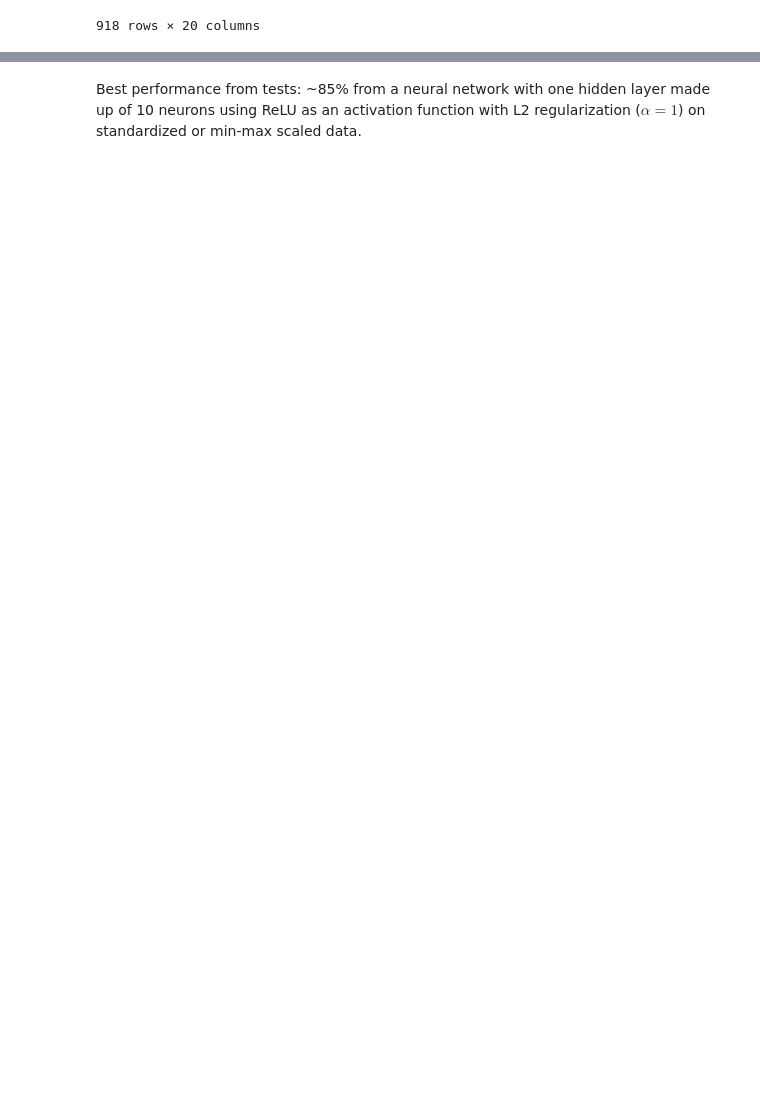
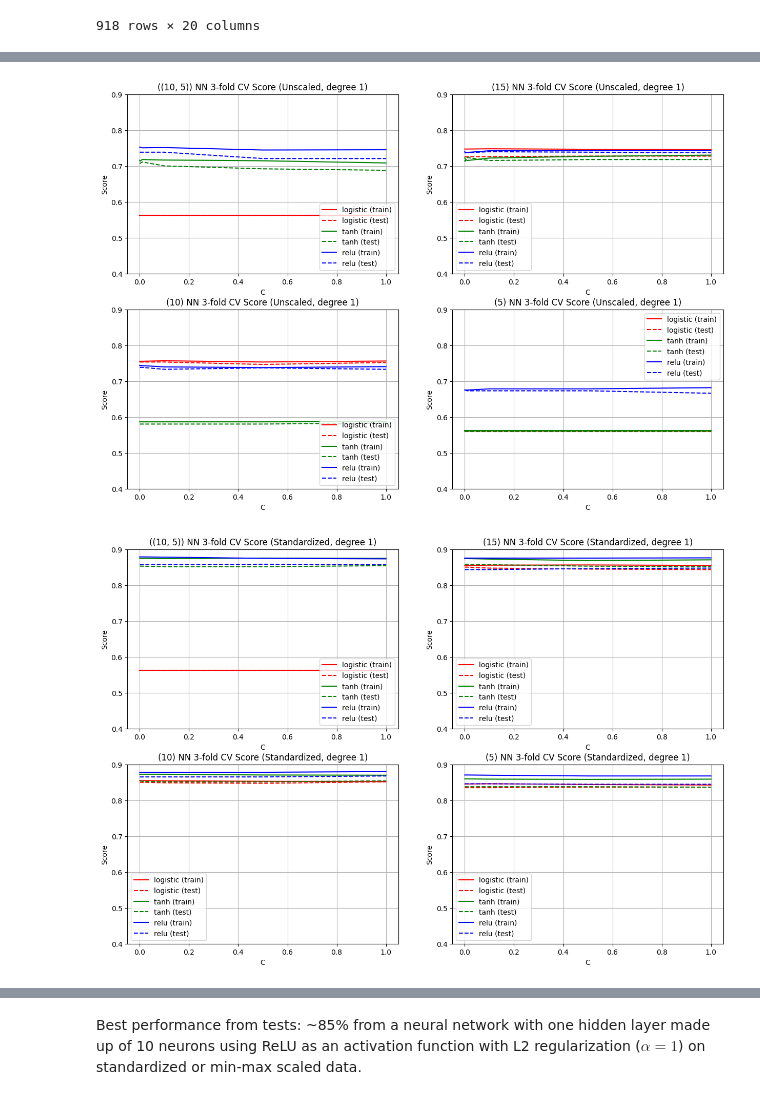
Before and after one commit to jasonliny/heart-disease-prediction, a Jupyter notebook: neural-network.ipynb, the cells around one changed output, grey strips where cells are left out. Cells and saved outputs as stored; diff of their text form; code cells hidden in the pictures; blank space fills up the shorter version.

```diff
--- a/neural-network.ipynb
+++ b/neural-network.ipynb
@@ -264,3 +270,35 @@ relu, "15",0.9359667793497767, 0.855570424891268,0.9359667793497767, 0.855570424
    macro avg       0.83      0.82      0.83       184
 weighted avg       0.83      0.83      0.83       184
 [figure]
+# %%
+def plot_nn_cv_results(cv_results_, param_grid, normalization, degree):
+    df = pd.DataFrame(cv_results_)
+    layer_sizes = param_grid["neural_net__hidden_layer_sizes"]
+    activations = param_grid["neural_net__activation"]
+
+    fig, axes = plt.subplots(2, 2, figsize=(15,10))
+
+    def score_graph(ax, layer_size):
+        colors = ["red", "green", "blue"]
+        for activation, color in zip(activations, colors):
+            kernel_rows = df[(df["param_neural_net__hidden_layer_sizes"] == layer_size) & (df["param_neural_net__activation"] == activation)]
+            ax.plot(kernel_rows["param_neural_net__alpha"], kernel_rows["mean_train_score"], color=color, label=f"{activation} (train)")
+            ax.plot(kernel_rows["param_neural_net__alpha"], kernel_rows["mean_test_score"], linestyle="dashed", color=color, label=f"{activation} (test)")
+        ax.set_xlabel("C")
+        ax.set_ylabel("Score")
+        ax.set_ylim(0.4, 0.9)
+        ax.legend()
+        ax.grid()
+
+    for ax, layer_size in zip(axes.ravel(), layer_sizes):
+        score_graph(ax, layer_size)
+        ax.set_title(f"({layer_size}) NN 3-fold CV Score ({normalization}, degree {degree})")
+
+    fig.show()
+# %%
+degree = 1
+for (cv_results_, params), normalization in zip(cv_results_and_params[degree], ["Unscaled", "Standardized", "Min-Max"]):
+    plot_nn_cv_results(cv_results_, params, normalization, degree)
+# %% [output]
+[figure, added]
+[figure, added]
```
Also changed, not shown: parts of 4 cells of this notebook, 1 other file.
